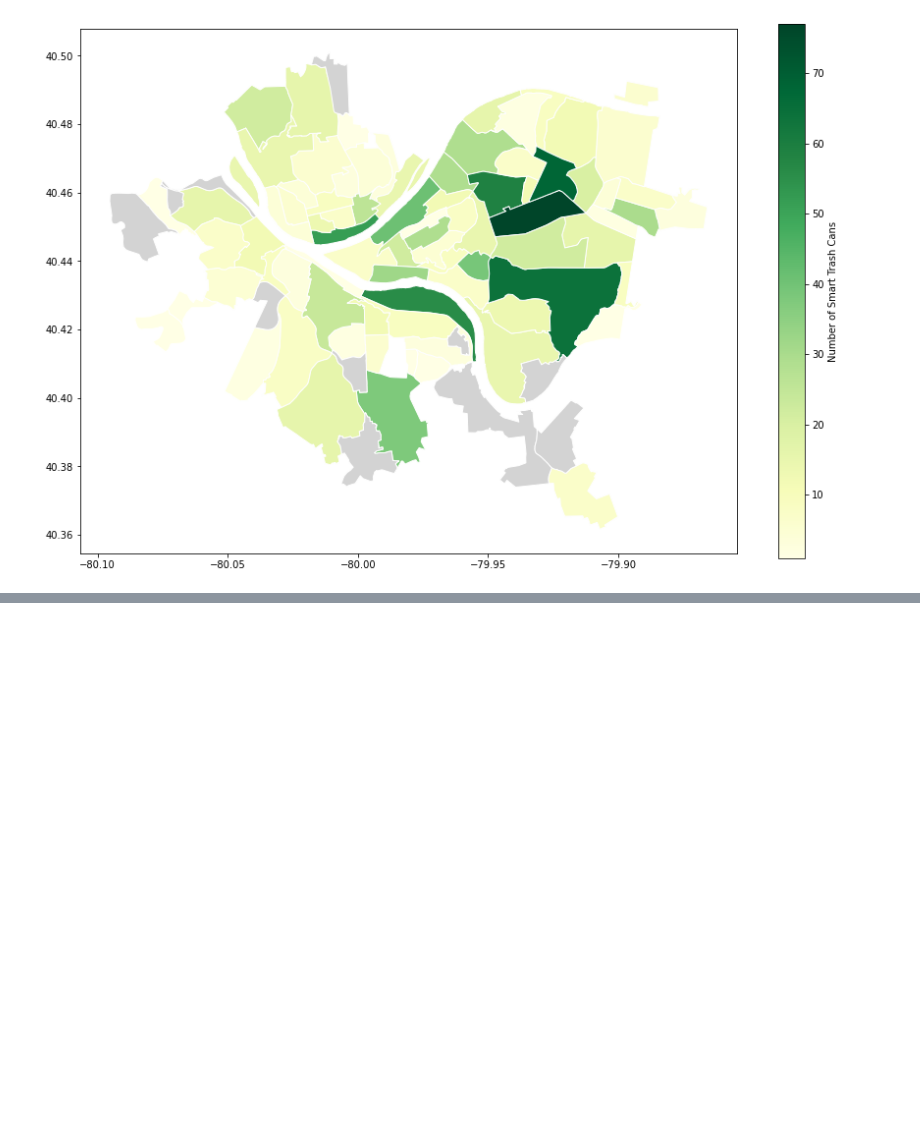
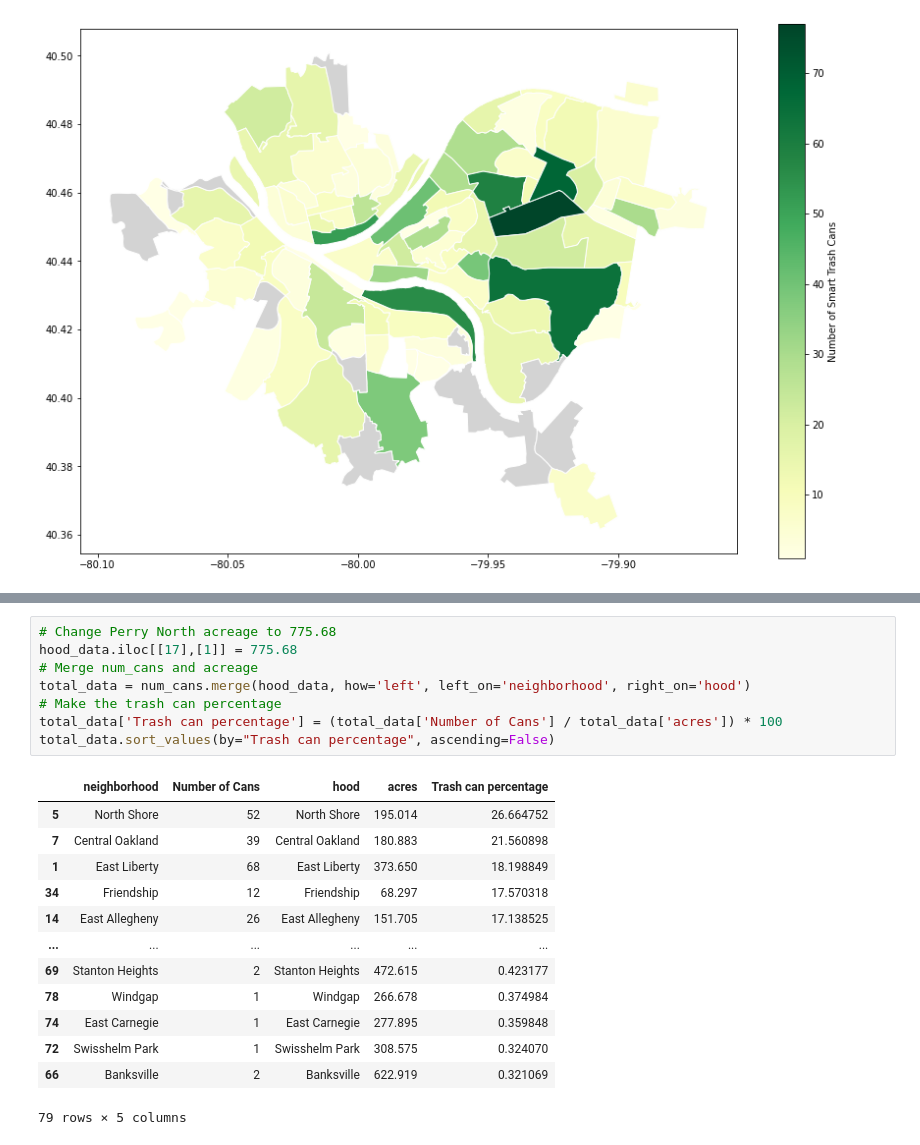
Before and after one commit to wal1624/CMPINF0010-Final-Project, a Jupyter notebook: WaliaTrashCans.ipynb, the cells around one changed output, grey strips where cells are left out. Saved outputs shown, nothing was run; the diff lists cells and outputs as text; blank space fills up the shorter version.

```diff
--- a/WaliaTrashCans.ipynb
+++ b/WaliaTrashCans.ipynb
@@ -85,0 +88,22 @@ It seems that ShadySide had the most smart trash cans with 77; whereas, neighbor
+# %%
+# Change Perry North acreage to 775.68
+hood_data.iloc[[17],[1]] = 775.68
+# Merge num_cans and acreage
+total_data = num_cans.merge(hood_data, how='left', left_on='neighborhood', right_on='hood')
+# Make the trash can percentage
+total_data['Trash can percentage'] = (total_data['Number of Cans'] / total_data['acres']) * 100
+total_data.sort_values(by="Trash can percentage", ascending=False)
+# %% [output]
+|  | neighborhood | Number of Cans | hood | acres | Trash can percentage |
+| 5 | North Shore | 52 | North Shore | 195.014 | 26.664752 |
+| 7 | Central Oakland | 39 | Central Oakland | 180.883 | 21.560898 |
+| 1 | East Liberty | 68 | East Liberty | 373.650 | 18.198849 |
+| 34 | Friendship | 12 | Friendship | 68.297 | 17.570318 |
+| 14 | East Allegheny | 26 | East Allegheny | 151.705 | 17.138525 |
+| ... | ... | ... | ... | ... | ... |
+| 69 | Stanton Heights | 2 | Stanton Heights | 472.615 | 0.423177 |
+| 78 | Windgap | 1 | Windgap | 266.678 | 0.374984 |
+| 74 | East Carnegie | 1 | East Carnegie | 277.895 | 0.359848 |
+| 72 | Swisshelm Park | 1 | Swisshelm Park | 308.575 | 0.324070 |
+| 66 | Banksville | 2 | Banksville | 622.919 | 0.321069 |
+79 rows × 5 columns
```
Also changed, not shown: parts of 13 cells of this notebook, 3 other files.
